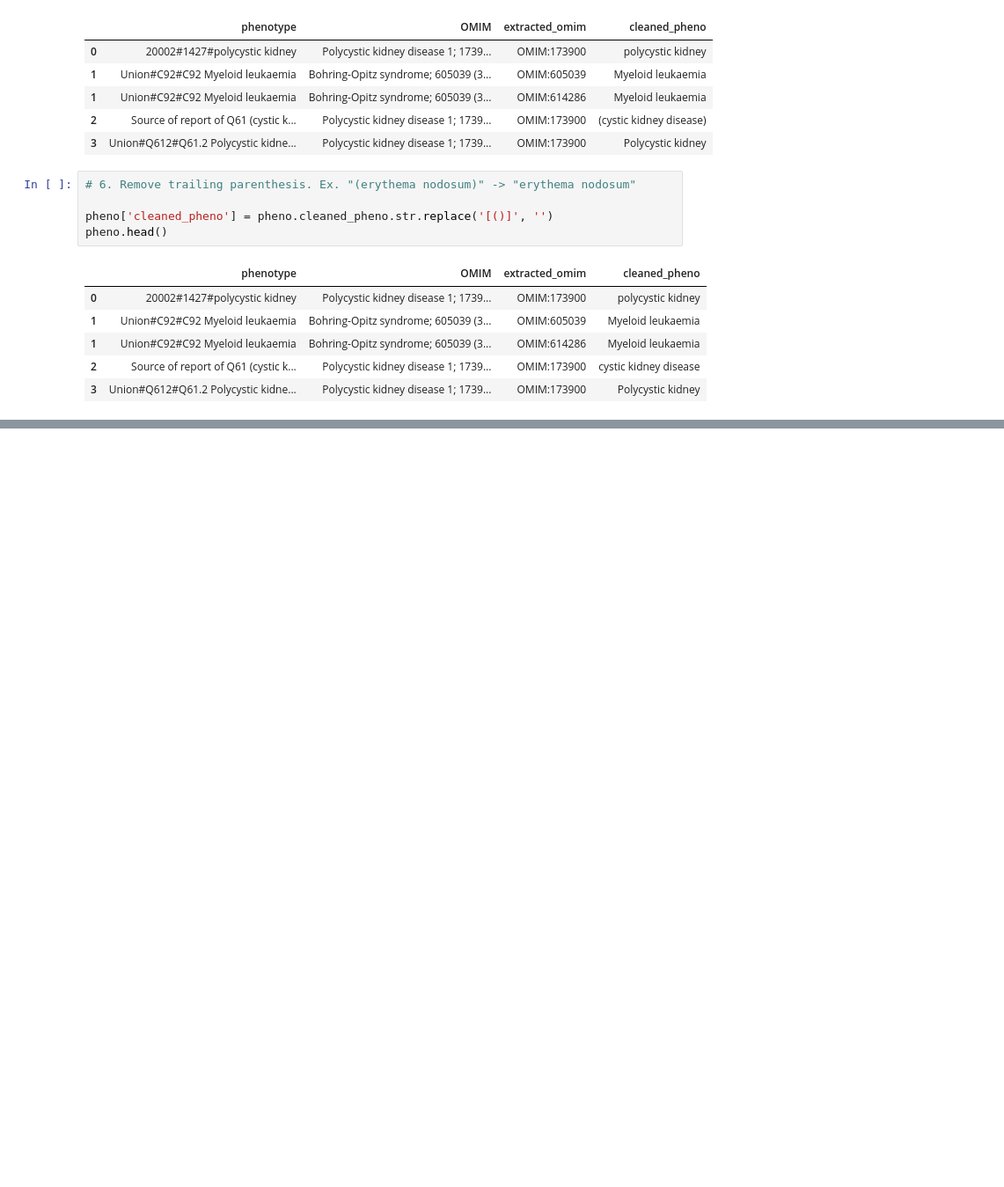
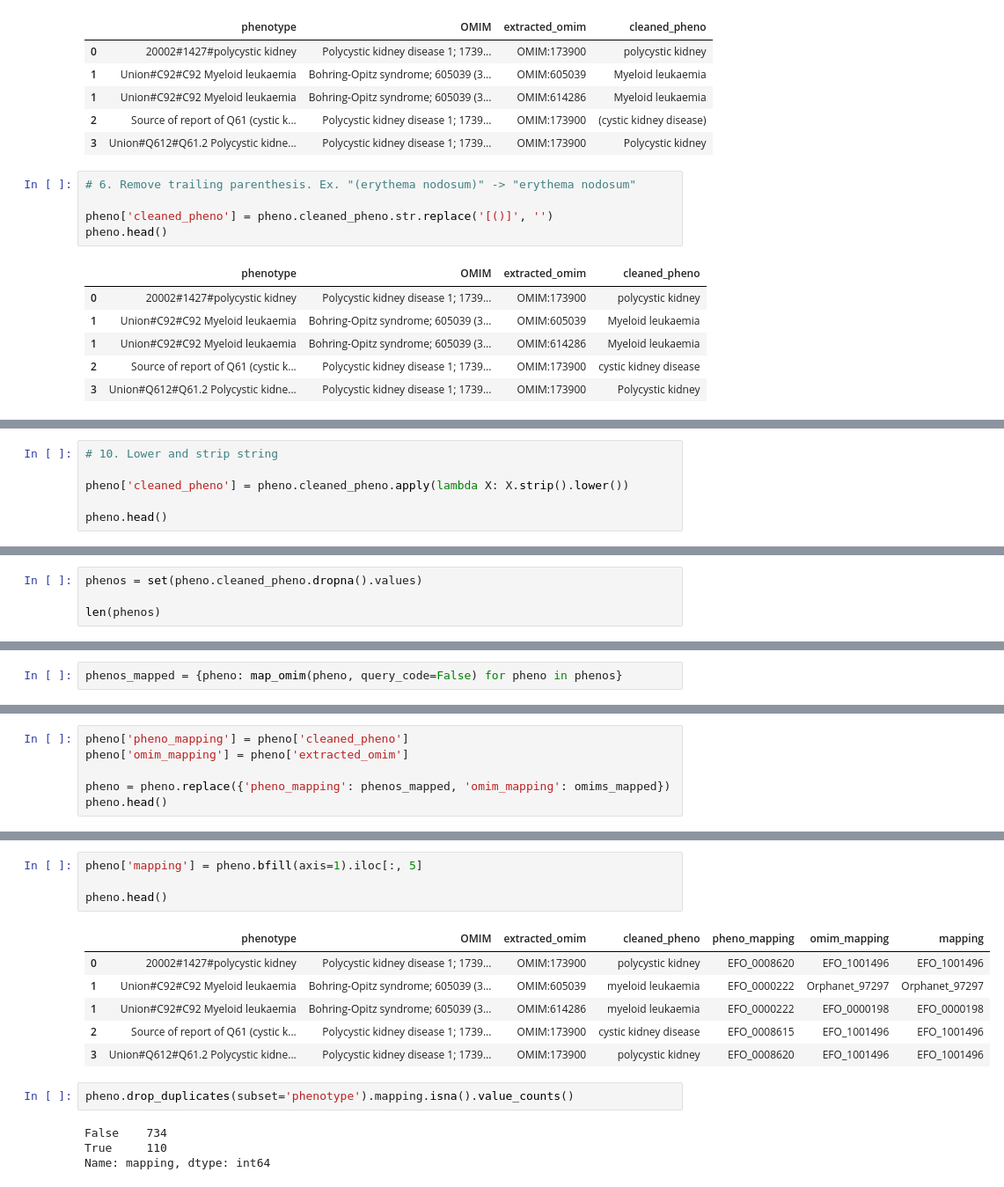
Before and after one commit to ireneisdoomed/random_notebooks, a Jupyter notebook: exome_data/az/notebooks/phenotypes.ipynb, the cells around one changed output, grey strips where cells are left out. Shown at 88% size. Cells and saved outputs as stored; diff of their text form; blank space fills up the shorter version.

Commit message:
Phenotypes stats

```diff
--- a/exome_data/az/notebooks/phenotypes.ipynb
+++ b/exome_data/az/notebooks/phenotypes.ipynb
@@ -258,0 +284,6 @@ pheno.head()
+# %%
+# 10. Lower and strip string
+
+pheno['cleaned_pheno'] = pheno.cleaned_pheno.apply(lambda X: X.strip().lower())
+
+pheno.head()
@@ -258,0 +297,4 @@ pheno.head()
+# %%
+phenos = set(pheno.cleaned_pheno.dropna().values)
+
+len(phenos)
@@ -258,0 +303,2 @@ pheno.head()
+# %%
+phenos_mapped = {pheno: map_omim(pheno, query_code=False) for pheno in phenos}
@@ -258,0 +311,6 @@ pheno.head()
+# %%
+pheno['pheno_mapping'] = pheno['cleaned_pheno']
+pheno['omim_mapping'] = pheno['extracted_omim']
+
+pheno = pheno.replace({'pheno_mapping': phenos_mapped, 'omim_mapping': omims_mapped})
+pheno.head()
@@ -258,0 +324,17 @@ pheno.head()
+# %%
+pheno['mapping'] = pheno.bfill(axis=1).iloc[:, 5]
+
+pheno.head()
+# %% [output]
+|  | phenotype | OMIM | extracted_omim | cleaned_pheno | pheno_mapping | omim_mapping | mapping |
+| 0 | 20002#1427#polycystic kidney | Polycystic kidney disease 1; 1739... | OMIM:173900 | polycystic kidney | EFO_0008620 | EFO_1001496 | EFO_1001496 |
+| 1 | Union#C92#C92 Myeloid leukaemia | Bohring-Opitz syndrome; 605039 (3... | OMIM:605039 | myeloid leukaemia | EFO_0000222 | Orphanet_97297 | Orphanet_97297 |
+| 1 | Union#C92#C92 Myeloid leukaemia | Bohring-Opitz syndrome; 605039 (3... | OMIM:614286 | myeloid leukaemia | EFO_0000222 | EFO_0000198 | EFO_0000198 |
+| 2 | Source of report of Q61 (cystic k... | Polycystic kidney disease 1; 1739... | OMIM:173900 | cystic kidney disease | EFO_0008615 | EFO_1001496 | EFO_1001496 |
+| 3 | Union#Q612#Q61.2 Polycystic kidne... | Polycystic kidney disease 1; 1739... | OMIM:173900 | polycystic kidney | EFO_0008620 | EFO_1001496 | EFO_1001496 |
+# %%
+pheno.drop_duplicates(subset='phenotype').mapping.isna().value_counts()
+# %% [output]
+False    734
+True     110
+Name: mapping, dtype: int64
```
Also changed, not shown: parts of 14 cells of this notebook.
